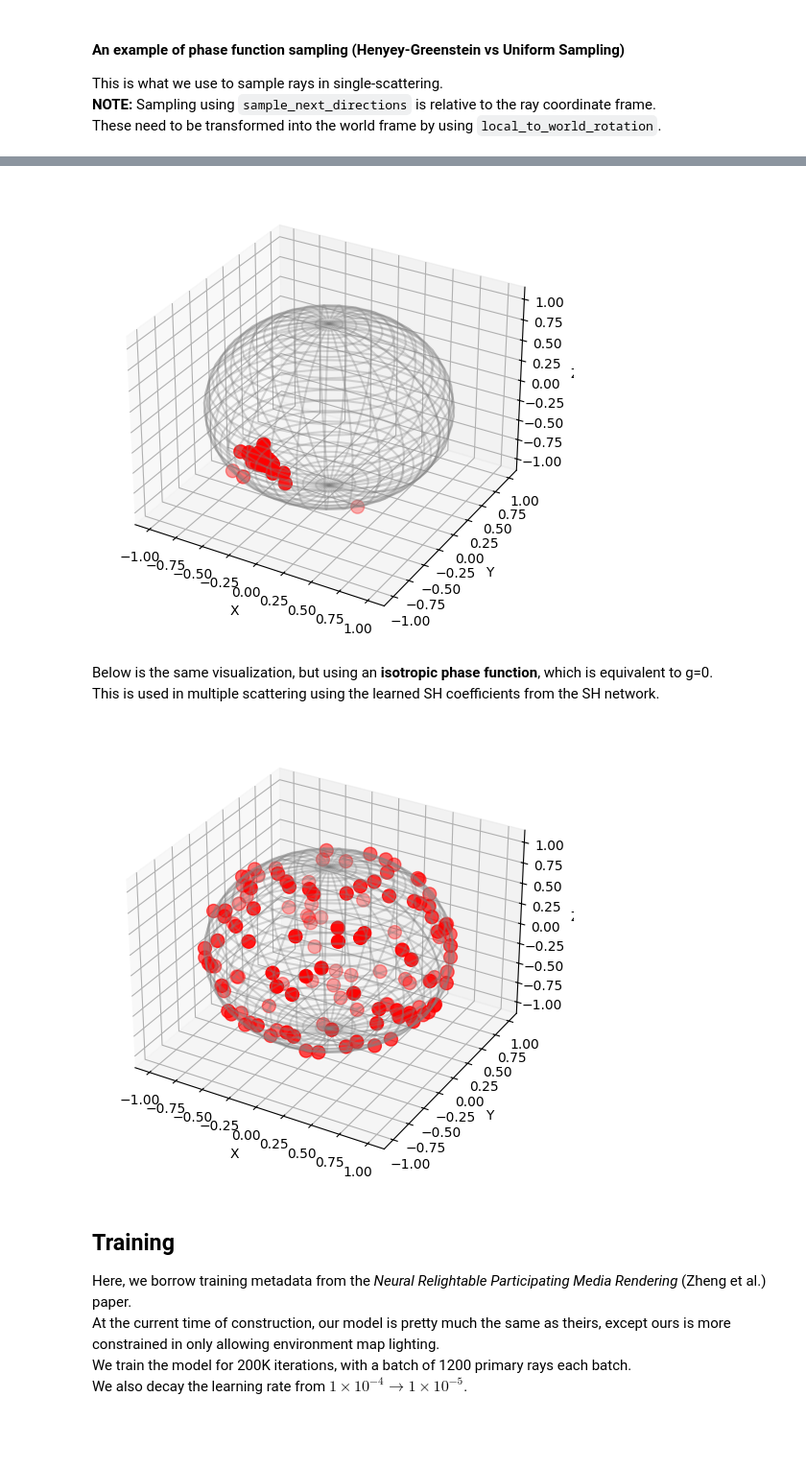
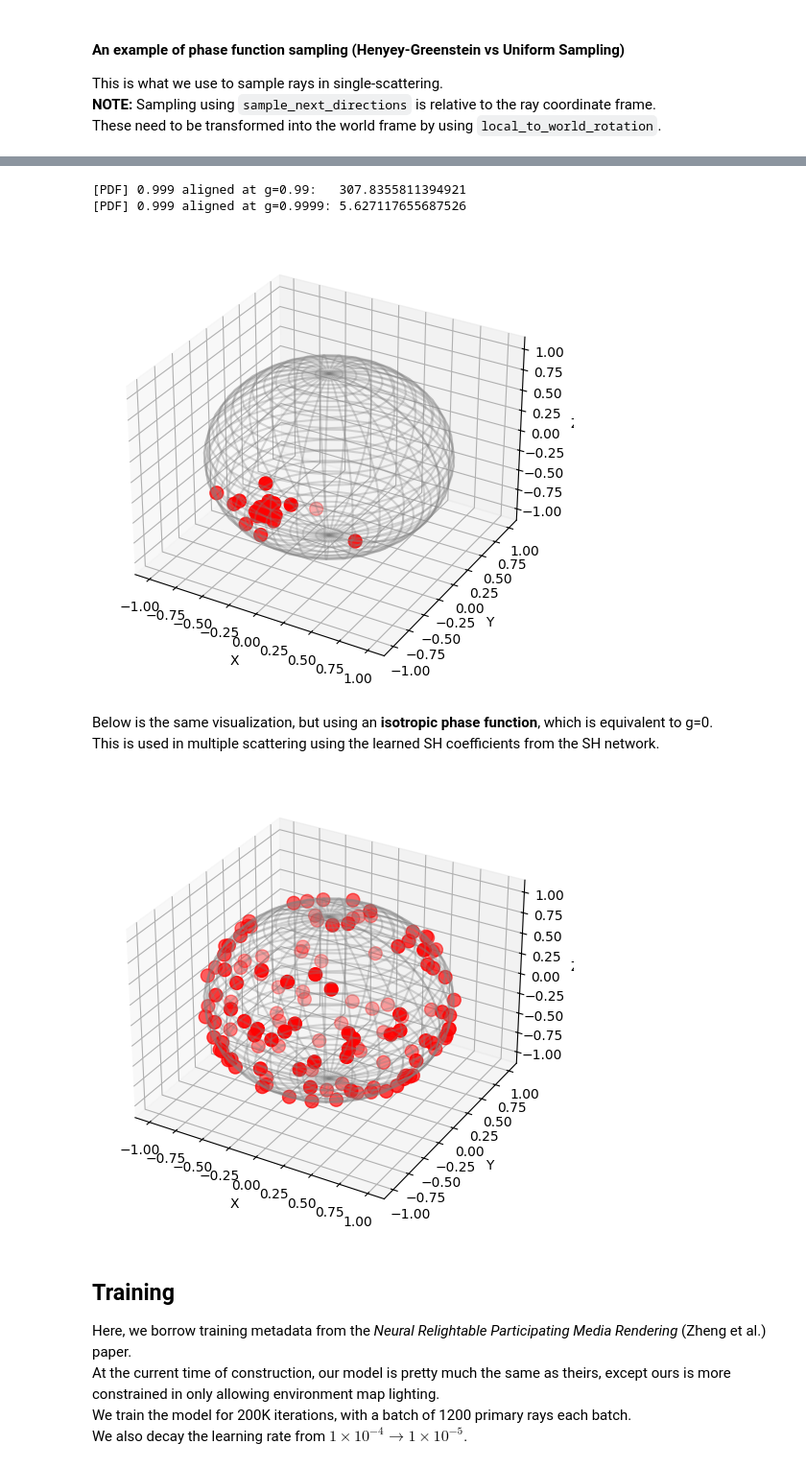
Before and after one commit to stonecodecs/neural_scattering_field, a Jupyter notebook: demo.ipynb, the cells around one changed output, grey strips where cells are left out. Shown at 96% size. Saved outputs shown, nothing was run; the diff lists cells and outputs as text; code cells hidden in the pictures; blank space fills up the shorter version.

```diff
--- a/demo.ipynb
+++ b/demo.ipynb
@@ -139,32 +130,43 @@ These need to be transformed into the world frame by using `local_to_world_rotat
 # %%
+from render import henyey_greenstein_pdf, sample_henyey_greenstein
 from sh import visualize_spherical_samples
 from utils import local_to_world_rotation, spherical_to_cartesian, cartesian_to_spherical
 
 # local to world position
-ray_dir = np.array([0,-1,0])  # w.r.t world
-R = local_to_world_rotation(ray_dir)
+ray_dir = torch.tensor([0,-1,0], dtype=torch.float32)  # w.r.t world
+R = local_to_world_rotation(ray_dir.reshape(-1,3))
+
 # generate samples; play with 'g' and see how sampling densities change throughout the spherical area
 # NOTE: lots of discrepancy between 0.99 and 0.9999. The sensitivity to change is highly non-linear
-theta, phi = render.sample_henyey_greenstein(*np.random.rand(2, 128), g=0.99) # w.r.t the current ray direction
-sample_dirs = R @ spherical_to_cartesian(theta, phi)
-theta, phi = cartesian_to_spherical(*sample_dirs)
-visualize_spherical_samples(theta, phi)
+# (maybe this could impact training? Maybe there's a transformation that can make this behave better.)
+# additonally, if you check the henyey_greenstein_pdf, you can see that if g ~= 1, then even the smallest offset
+# of cos_theta can go from extremely high probability density to very low ones.
+print("[PDF] 0.999 aligned at g=0.99:\t", henyey_greenstein_pdf(1 - 1e-4, g=0.99))
+print("[PDF] 0.999 aligned at g=0.9999:", henyey_greenstein_pdf(1 - 1e-4, g=0.9999))
+
+theta_phi = sample_henyey_greenstein(*torch.rand(2, 128), g=0.99) # w.r.t the current ray direction
+local_dirs = spherical_to_cartesian(theta_phi) # (num_samples, 3)
+world_dirs = torch.einsum("bij,kj->bki", R, local_dirs)
+theta_phi = cartesian_to_spherical(world_dirs.squeeze(0))
+visualize_spherical_samples(*theta_phi.T)
 # %% [output]
+[PDF] 0.999 aligned at g=0.99:   307.8355811394921
+[PDF] 0.999 aligned at g=0.9999: 5.627117655687526
-[figure, old version]
+[figure, new version]
 # %% [markdown]
 Below is the same visualization, but using an **isotropic phase function**, which is equivalent to g=0.\
 This is used in multiple scattering using the learned SH coefficients from the SH network.
 # %%
 from sh import visualize_spherical_samples
-
+from render import sample_isotropic
 # because uniform/isotropic distribution, we can omit ray to world frame transformations
 # since all directions are equally likely
 
 # generate samples; play with 'g' and see how sampling densities change throughout the spherical area
-theta2, phi2 = render.sample_isotropic(*np.random.rand(2, 128))
-visualize_spherical_samples(theta2, phi2)
+theta_phi2 = sample_isotropic(*torch.rand(2, 128))
+visualize_spherical_samples(*theta_phi2.T)
 # %% [output]
-[figure, old version]
+[figure, new version]
 # %% [markdown]
 ## Training
 Here, we borrow training metadata from the *Neural Relightable Participating Media Rendering* (Zheng et al.) paper.\
```
Also changed, not shown: parts of 3 cells of this notebook, 3 other files.
